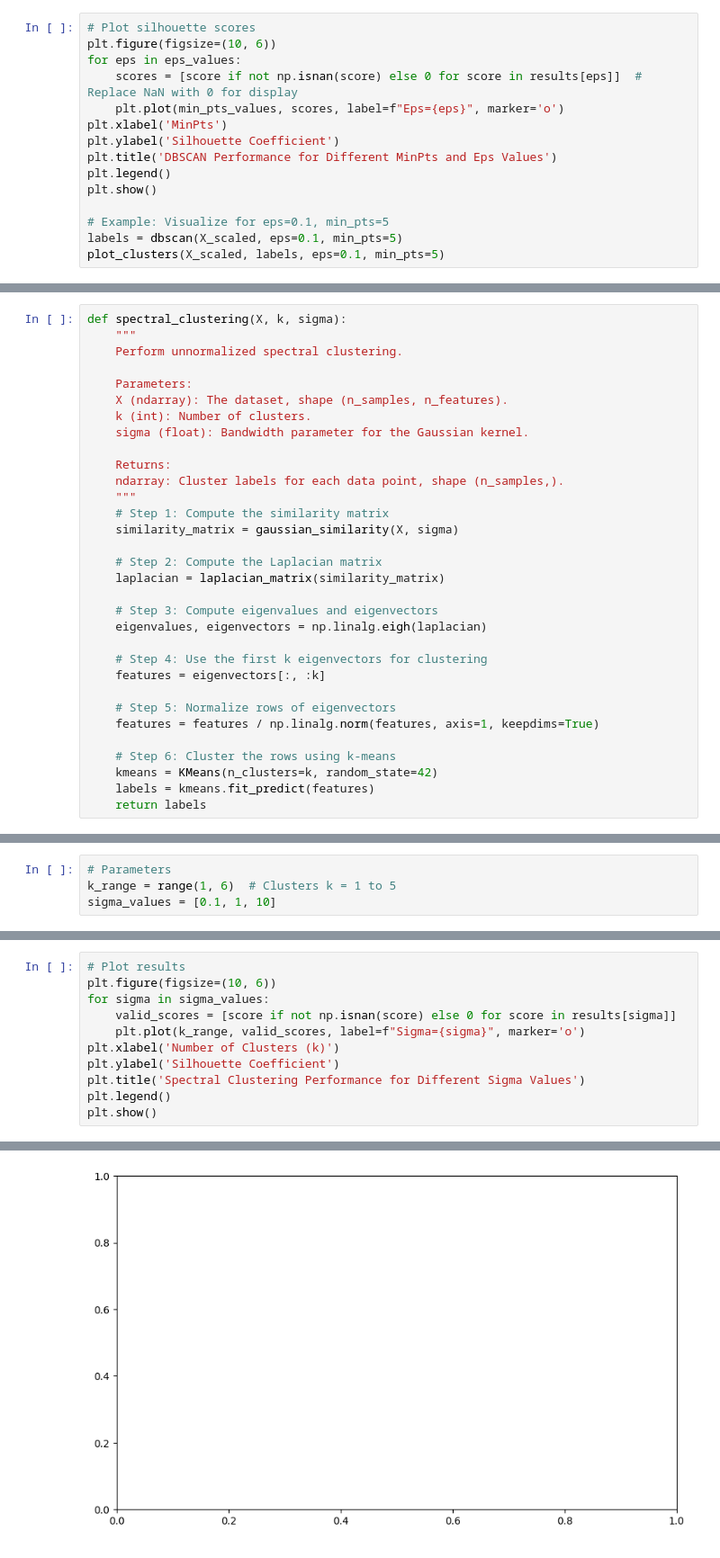
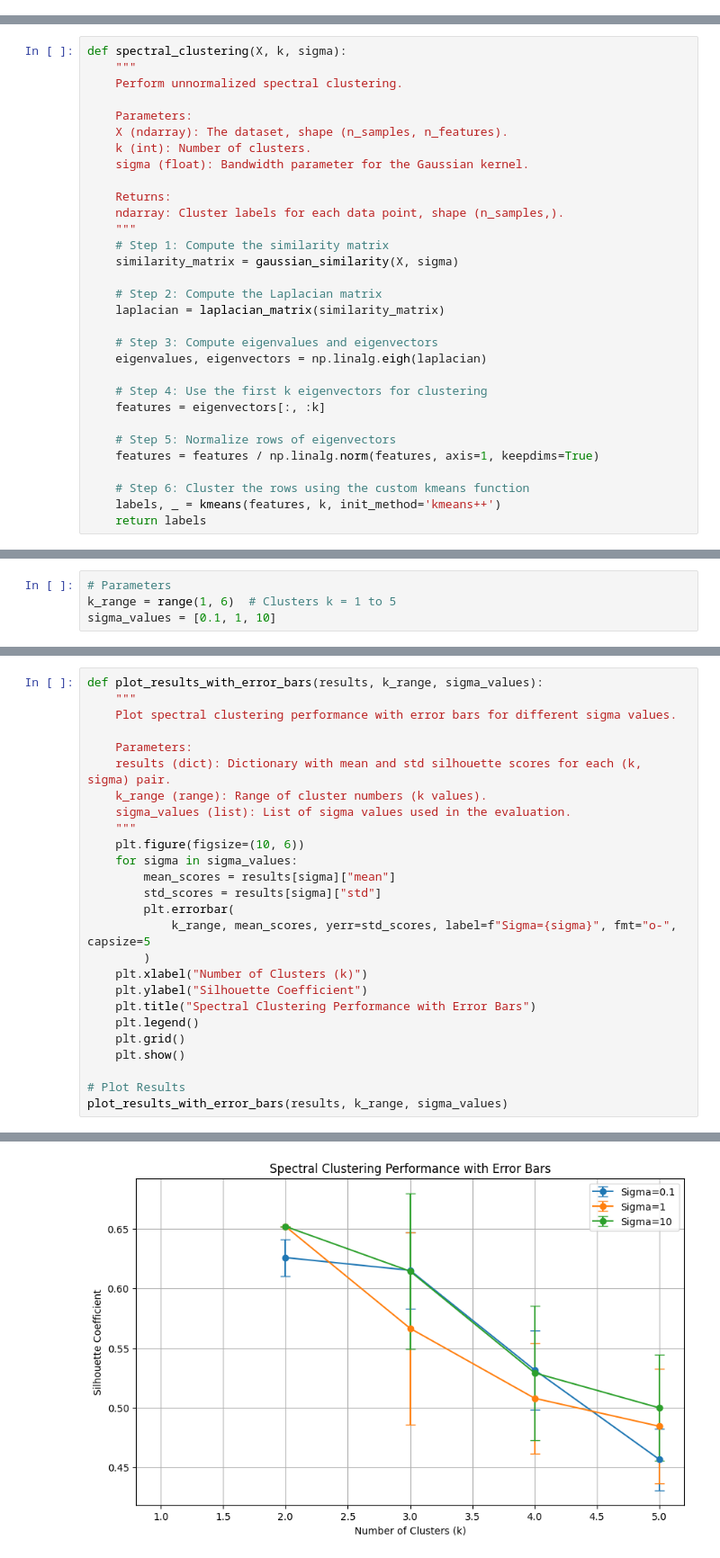
Before and after one commit to REGATTE/DMT_project, a Jupyter notebook: Phase - 2/AshokKumar_DanShay_Phase2_submission.ipynb, the cells around one changed output, grey strips where cells are left out. Shown at 90% size. Cells and saved outputs as stored; diff of their text form.

```diff
--- a/Phase - 2/AshokKumar_DanShay_Phase2_submission.ipynb
+++ b/Phase - 2/AshokKumar_DanShay_Phase2_submission.ipynb
@@ -376,15 +553,0 @@ Eps: 0.2, MinPts: 20, Clusters: 0, Noise Points: 569
-# %%
-# Plot silhouette scores
-plt.figure(figsize=(10, 6))
-for eps in eps_values:
-    scores = [score if not np.isnan(score) else 0 for score in results[eps]]  # Replace NaN with 0 for display
-    plt.plot(min_pts_values, scores, label=f"Eps={eps}", marker='o')
-plt.xlabel('MinPts')
-plt.ylabel('Silhouette Coefficient')
-plt.title('DBSCAN Performance for Different MinPts and Eps Values')
-plt.legend()
-plt.show()
-
-# Example: Visualize for eps=0.1, min_pts=5
-labels = dbscan(X_scaled, eps=0.1, min_pts=5)
-plot_clusters(X_scaled, labels, eps=0.1, min_pts=5)
@@ -453,8 +653,7 @@ def spectral_clustering(X, k, sigma):
     # Step 5: Normalize rows of eigenvectors
     features = features / np.linalg.norm(features, axis=1, keepdims=True)
 
-    # Step 6: Cluster the rows using k-means
-    kmeans = KMeans(n_clusters=k, random_state=42)
-    labels = kmeans.fit_predict(features)
+    # Step 6: Cluster the rows using the custom kmeans function
+    labels, _ = kmeans(features, k, init_method='kmeans++')
     return labels
 # %%
@@ -497,12 +712,27 @@ KMeans does not accept missing values encoded as NaN natively. For supervised le
 # %%
-# Plot results
-plt.figure(figsize=(10, 6))
-for sigma in sigma_values:
-    valid_scores = [score if not np.isnan(score) else 0 for score in results[sigma]]
-    plt.plot(k_range, valid_scores, label=f"Sigma={sigma}", marker='o')
-plt.xlabel('Number of Clusters (k)')
-plt.ylabel('Silhouette Coefficient')
-plt.title('Spectral Clustering Performance for Different Sigma Values')
-plt.legend()
-plt.show()
+def plot_results_with_error_bars(results, k_range, sigma_values):
+    """
+    Plot spectral clustering performance with error bars for different sigma values.
+
+    Parameters:
+    results (dict): Dictionary with mean and std silhouette scores for each (k, sigma) pair.
+    k_range (range): Range of cluster numbers (k values).
+    sigma_values (list): List of sigma values used in the evaluation.
+    """
+    plt.figure(figsize=(10, 6))
+    for sigma in sigma_values:
+        mean_scores = results[sigma]["mean"]
+        std_scores = results[sigma]["std"]
+        plt.errorbar(
+            k_range, mean_scores, yerr=std_scores, label=f"Sigma={sigma}", fmt="o-", capsize=5
+        )
+    plt.xlabel("Number of Clusters (k)")
+    plt.ylabel("Silhouette Coefficient")
+    plt.title("Spectral Clustering Performance with Error Bars")
+    plt.legend()
+    plt.grid()
+    plt.show()
+
+# Plot Results
+plot_results_with_error_bars(results, k_range, sigma_values)
 # %% [output]
@@ -510 +739 @@ ValueError: x and y must have same first dimension, but have shapes (5,) and (4,
-[figure, old version]
+[figure, new version]
```
Also changed, not shown: parts of 31 cells of this notebook.
